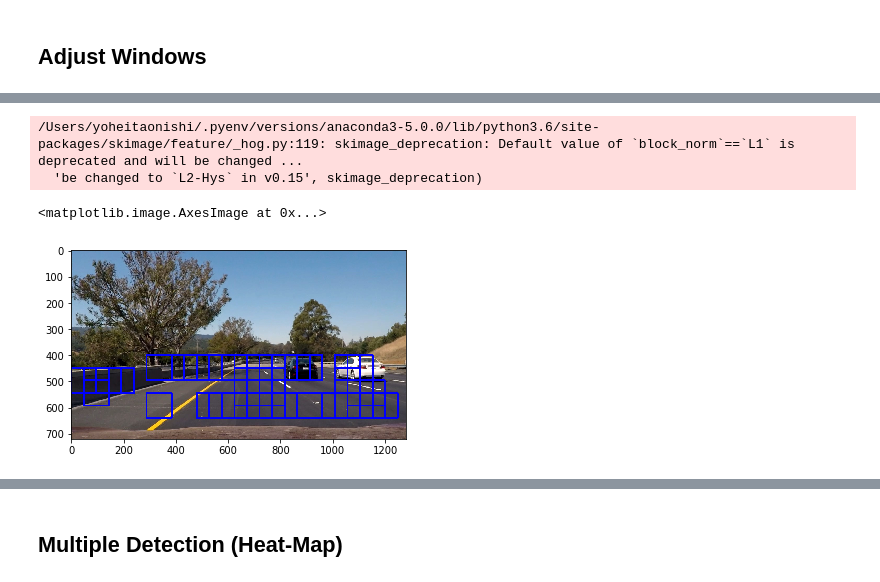
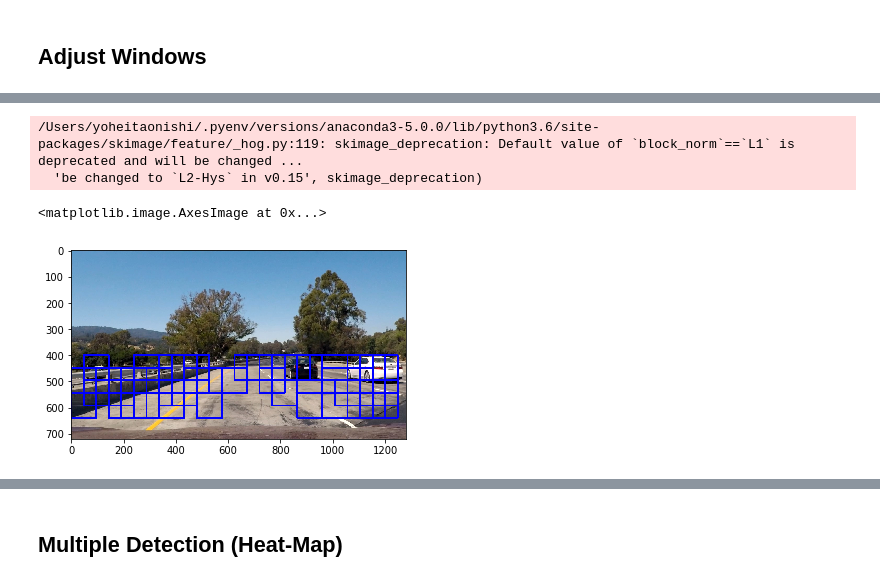
Before and after one commit to yoheitaonishi/CarND-Vehicle-Detection, a Jupyter notebook: project.ipynb, the cells around one changed output, grey strips where cells are left out. Cells and saved outputs as stored; diff of their text form; code cells hidden in the pictures.

```diff
--- a/project.ipynb
+++ b/project.ipynb
@@ -253,9 +263,11 @@ print(seconds_to_predict)
 # %%
 colorspace = 'RGB'
 orient = 8
-pix_per_cell = 7
-cell_per_block = 3
-hog_channel = 'ALL'
+pix_per_cell = 8
+cell_per_block = 2
+hog_channel = 1
+spatial_size=(16, 16)
+hist_bins=16
 
 best_car_features = extract_features(vehicle_images, cspace=colorspace, orient=orient,
                                         pix_per_cell=pix_per_cell, cell_per_block=cell_per_block,
@@ -382,9 +394,9 @@ notcars = non_vehicle_images
 ### TODO: Tweak these parameters and see how the results change.
 color_space = 'RGB' # Can be RGB, HSV, LUV, HLS, YUV, YCrCb
 orient = 8  # HOG orientations
-pix_per_cell = 7 # HOG pixels per cell
-cell_per_block = 3 # HOG cells per block
-hog_channel = 0 # Can be 0, 1, 2, or "ALL"
+pix_per_cell = 8 # HOG pixels per cell
+cell_per_block = 2 # HOG cells per block
+hog_channel = 1 # Can be 0, 1, 2, or "ALL"
 spatial_size = (16, 16) # Spatial binning dimensions
 hist_bins = 16    # Number of histogram bins
 spatial_feat = True # Spatial features on or off
@@ -446,28 +456,28 @@ Test Accuracy of SVC =  0.9696
 # %%
-image = mpimg.imread('./test_images/test6.jpg')
+image = mpimg.imread('./test_images/test1.jpg')
 draw_image = np.copy(image)
 # Uncomment the following line if you extracted training
 # data from .png images (scaled 0 to 1 by mpimg) and the
 # image you are searching is a .jpg (scaled 0 to 255)
 #image = image.astype(np.float32)/255
 
 windows = slide_window(image, x_start_stop=[None, None], y_start_stop=y_start_stop,
                     xy_window=(96, 96), xy_overlap=(0.5, 0.5))
 
 hot_windows = search_windows(image, windows, svc, X_scaler, color_space=color_space,
                         spatial_size=spatial_size, hist_bins=hist_bins,
                         orient=orient, pix_per_cell=pix_per_cell,
                         cell_per_block=cell_per_block,
                         hog_channel=hog_channel, spatial_feat=spatial_feat,
                         hist_feat=hist_feat, hog_feat=hog_feat)
 
 window_img = draw_boxes(draw_image, hot_windows, color=(0, 0, 255), thick=6)
 
 plt.imshow(window_img)
 # %% [output]
 /Users/yoheitaonishi/.pyenv/versions/anaconda3-5.0.0/lib/python3.6/site-packages/skimage/feature/_hog.py:119: skimage_deprecation: Default value of `block_norm`==`L1` is deprecated and will be changed ...
   'be changed to `L2-Hys` in v0.15', skimage_deprecation)
 <matplotlib.image.AxesImage at 0x...>
-[figure, old version]
+[figure, new version]
 # %%
 # Define a single function that can extract features using hog sub-sampling and make predictions
```
Also changed, not shown: parts of 4 cells of this notebook.
